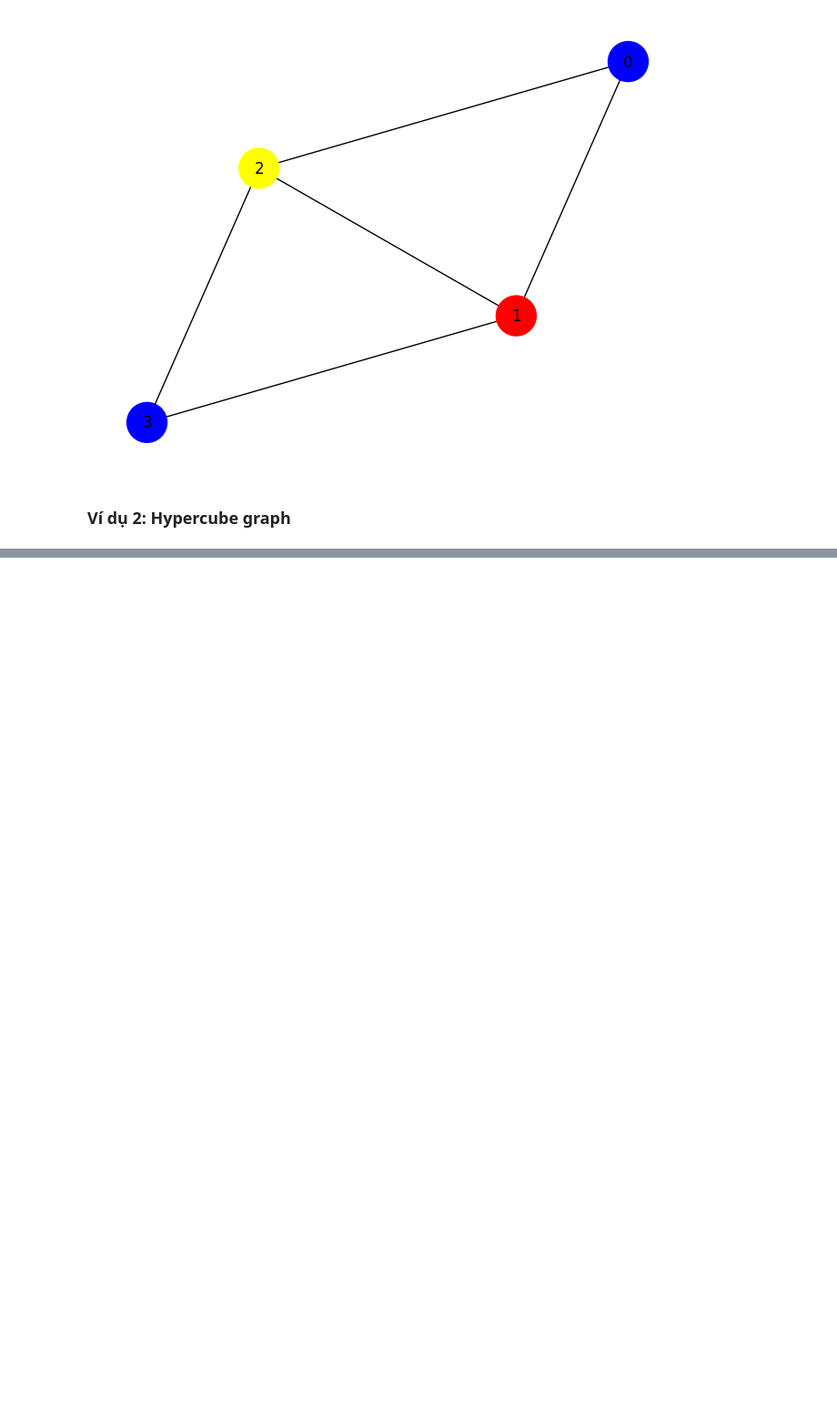
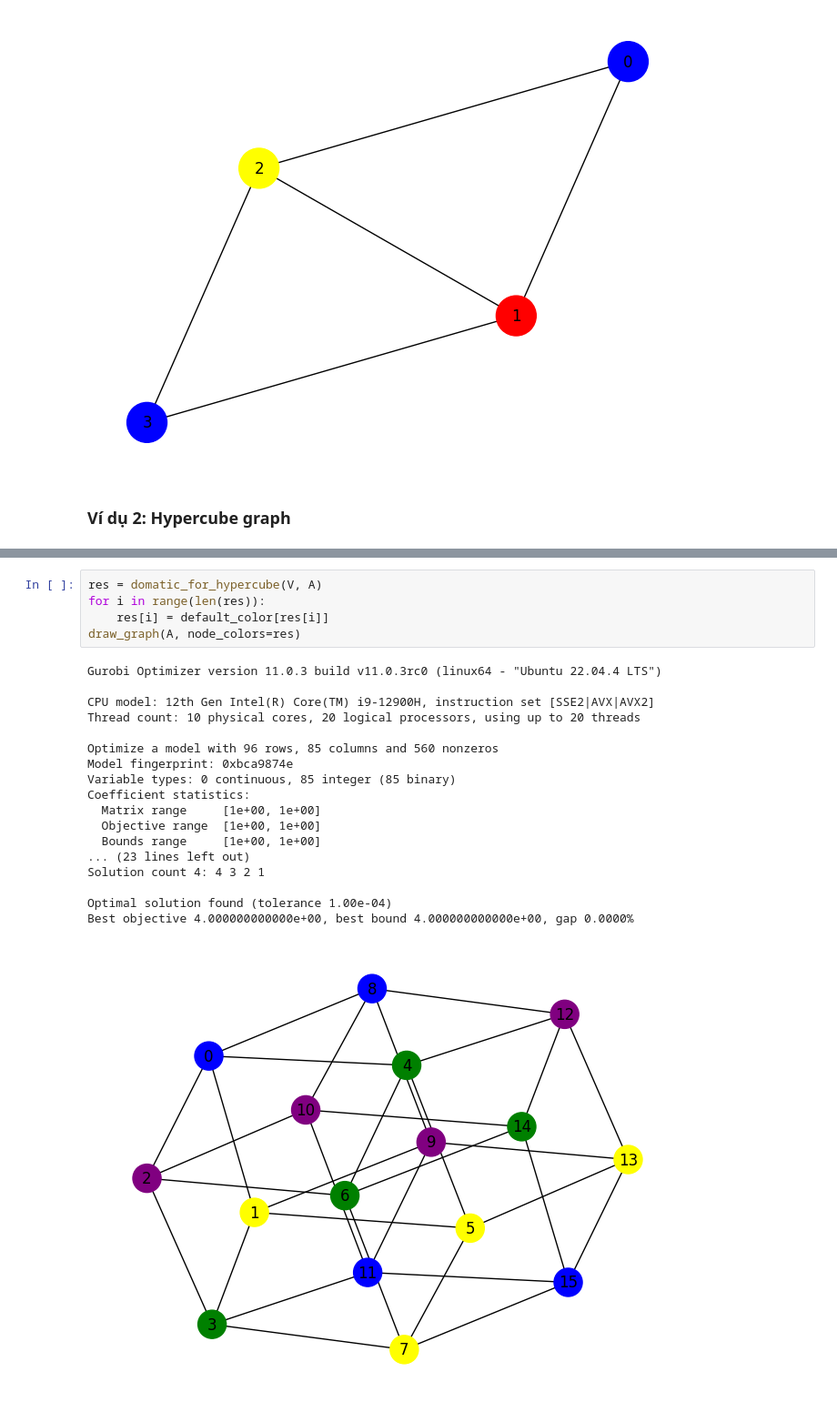
Before and after one commit to kyle-paul/pima, a Jupyter notebook: Notebook.ipynb, the cells around one changed output, grey strips where cells are left out. Shown: that part at 91% size. Drawn from its saved outputs; the diff is of its cells as text; blank space fills up the shorter version.

```diff
--- a/Notebook.ipynb
+++ b/Notebook.ipynb
@@ -746,0 +727,24 @@ draw_graph(A, node_colors=res)
+# %%
+res = domatic_for_hypercube(V, A)
+for i in range(len(res)):
+    res[i] = default_color[res[i]]
+draw_graph(A, node_colors=res)
+# %% [output]
+Gurobi Optimizer version 11.0.3 build v11.0.3rc0 (linux64 - "Ubuntu 22.04.4 LTS")
+
+CPU model: 12th Gen Intel(R) Core(TM) i9-12900H, instruction set [SSE2|AVX|AVX2]
+Thread count: 10 physical cores, 20 logical processors, using up to 20 threads
+
+Optimize a model with 96 rows, 85 columns and 560 nonzeros
+Model fingerprint: 0xbca9874e
+Variable types: 0 continuous, 85 integer (85 binary)
+Coefficient statistics:
+  Matrix range     [1e+00, 1e+00]
+  Objective range  [1e+00, 1e+00]
+  Bounds range     [1e+00, 1e+00]
+... (23 lines left out)
+Solution count 4: 4 3 2 1
+
+Optimal solution found (tolerance 1.00e-04)
+Best objective 4.000000000000e+00, best bound 4.000000000000e+00, gap 0.0000%
+[figure, added]
```
Also changed, not shown: parts of 14 cells of this notebook.
